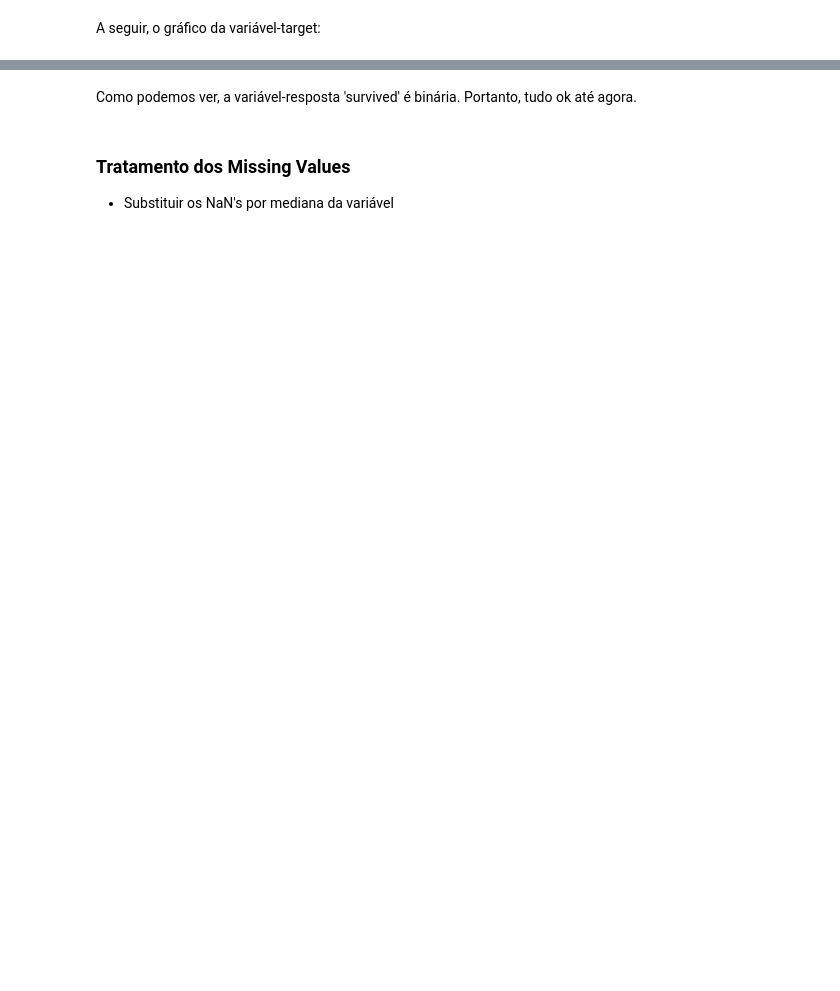
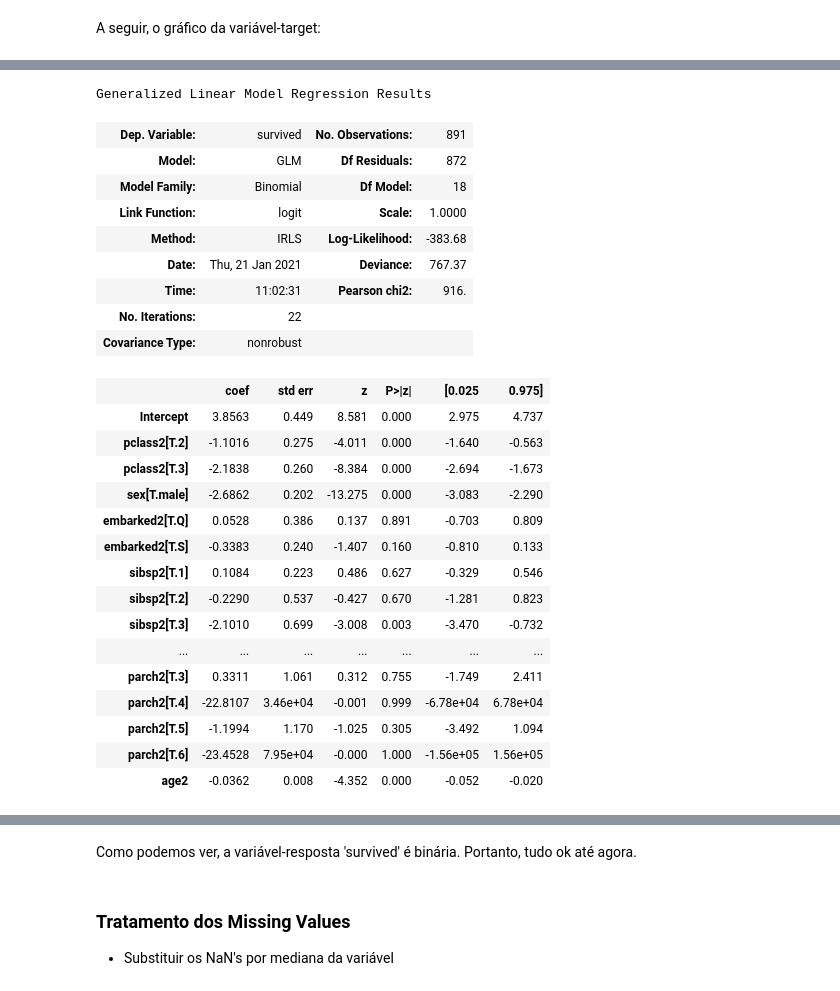
Before and after one commit to pimentad2020/DSWP, a Jupyter notebook: Notebooks/NB15_02__Regressão Linear.ipynb, the cells around one changed output, grey strips where cells are left out. Saved outputs shown, nothing was run; the diff lists cells and outputs as text; code cells hidden in the pictures; blank space fills up the shorter version.

```diff
--- a/Notebooks/NB15_02__Regressão Linear.ipynb
+++ b/Notebooks/NB15_02__Regressão Linear.ipynb
@@ -950,0 +1120,3 @@ A seguir, o gráfico da variável-target:
+# %%
+# Transformar pclass em categórico
+df_titanic['pclass'] = df_titanic['pclass'].astype('category')
@@ -950,0 +1161,2 @@ A seguir, o gráfico da variável-target:
+# %%
+df_titanic['pclass2'] = df_titanic['pclass'].astype('category')
@@ -950,0 +1294,7 @@ A seguir, o gráfico da variável-target:
+# %%
+# Modelo4
+
+# Adicionar outros atributos : embarked
+df_titanic['sibsp2'] = df_titanic['sibsp'].astype('category')
+df_titanic['parch2'] = df_titanic['parch'].astype('category')
+df_titanic.head()
@@ -950,0 +1308,33 @@ A seguir, o gráfico da variável-target:
+# %%
+modelo4 = smf.glm(formula = 'survived ~ age2 + pclass2 + sex + embarked2 + sibsp2+ parch2',
+                  data = df_titanic,
+                  family = sm.families.Binomial()).fit()
+
+modelo4.summary()
+# %% [output]
+Generalized Linear Model Regression Results
+| Dep. Variable: | survived | No. Observations: | 891 |
+| Model: | GLM | Df Residuals: | 872 |
+| Model Family: | Binomial | Df Model: | 18 |
+| Link Function: | logit | Scale: | 1.0000 |
+| Method: | IRLS | Log-Likelihood: | -383.68 |
+| Date: | Thu, 21 Jan 2021 | Deviance: | 767.37 |
+| Time: | 11:02:31 | Pearson chi2: | 916. |
+| No. Iterations: | 22 |  |  |
+| Covariance Type: | nonrobust |  |  |
+|  | coef | std err | z | P>|z| | [0.025 | 0.975] |
+| Intercept | 3.8563 | 0.449 | 8.581 | 0.000 | 2.975 | 4.737 |
+| pclass2[T.2] | -1.1016 | 0.275 | -4.011 | 0.000 | -1.640 | -0.563 |
+| pclass2[T.3] | -2.1838 | 0.260 | -8.384 | 0.000 | -2.694 | -1.673 |
+| sex[T.male] | -2.6862 | 0.202 | -13.275 | 0.000 | -3.083 | -2.290 |
+| embarked2[T.Q] | 0.0528 | 0.386 | 0.137 | 0.891 | -0.703 | 0.809 |
+| embarked2[T.S] | -0.3383 | 0.240 | -1.407 | 0.160 | -0.810 | 0.133 |
+| sibsp2[T.1] | 0.1084 | 0.223 | 0.486 | 0.627 | -0.329 | 0.546 |
+| sibsp2[T.2] | -0.2290 | 0.537 | -0.427 | 0.670 | -1.281 | 0.823 |
+| sibsp2[T.3] | -2.1010 | 0.699 | -3.008 | 0.003 | -3.470 | -0.732 |
+| ... | ... | ... | ... | ... | ... | ... |
+| parch2[T.3] | 0.3311 | 1.061 | 0.312 | 0.755 | -1.749 | 2.411 |
+| parch2[T.4] | -22.8107 | 3.46e+04 | -0.001 | 0.999 | -6.78e+04 | 6.78e+04 |
+| parch2[T.5] | -1.1994 | 1.170 | -1.025 | 0.305 | -3.492 | 1.094 |
+| parch2[T.6] | -23.4528 | 7.95e+04 | -0.000 | 1.000 | -1.56e+05 | 1.56e+05 |
+| age2 | -0.0362 | 0.008 | -4.352 | 0.000 | -0.052 | -0.020 |
```
Also changed, not shown: parts of 74 cells of this notebook.
